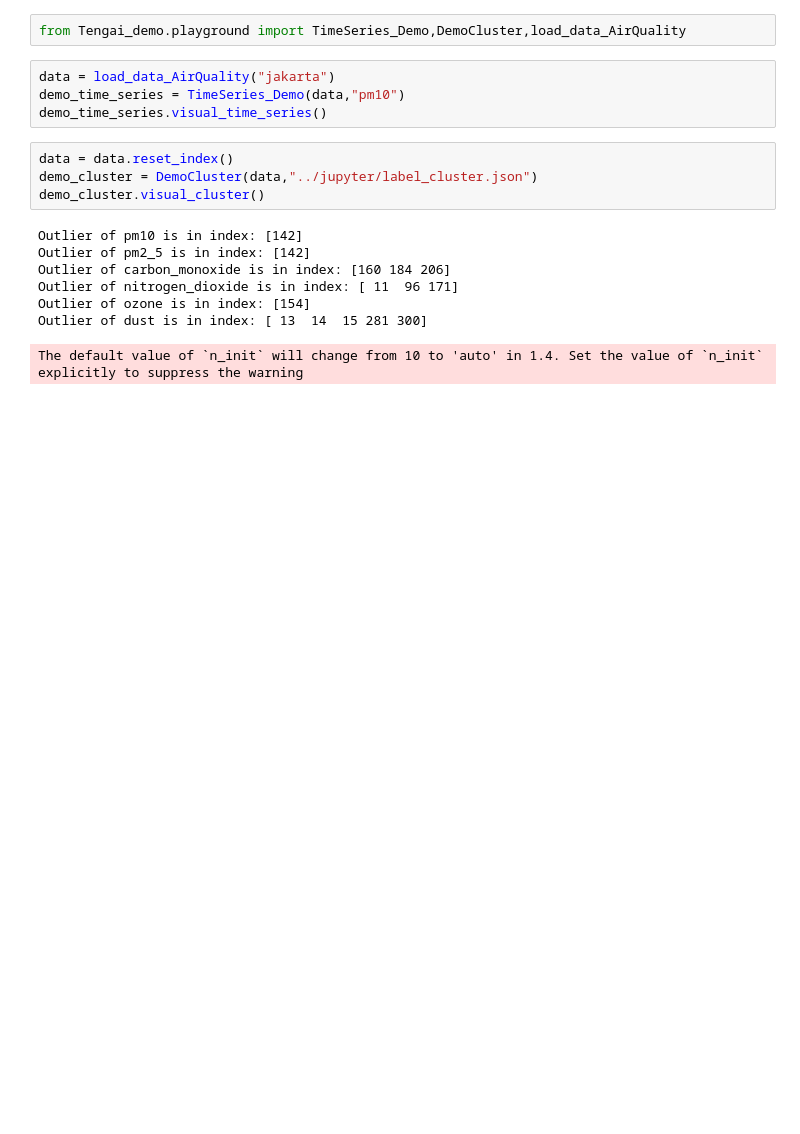
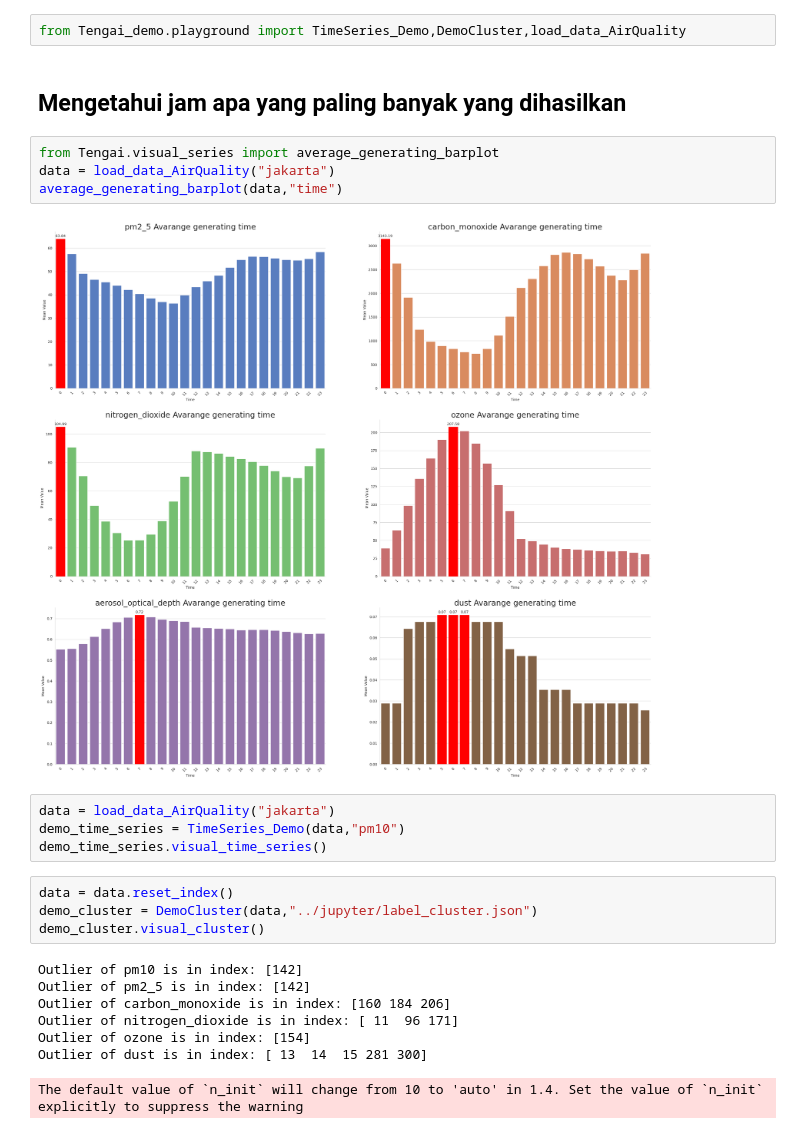
Before and after one commit to kayabaakihiko13/Scrapping_And_Analitic_OpenMeto, a Jupyter notebook: Tengai_demo/playground.ipynb, the cells around one changed output. Cells and saved outputs as stored; diff of their text form; blank space fills up the shorter version.

```diff
--- a/Tengai_demo/playground.ipynb
+++ b/Tengai_demo/playground.ipynb
@@ -1,5 +1,13 @@
 # %%
 from Tengai_demo.playground import TimeSeries_Demo,DemoCluster,load_data_AirQuality
+# %% [markdown]
+## Mengetahui jam apa yang paling banyak yang dihasilkan
+# %%
+from Tengai.visual_series import average_generating_barplot
+data = load_data_AirQuality("jakarta")
+average_generating_barplot(data,"time")
+# %% [output]
+[figure, added]
 # %%
 data = load_data_AirQuality("jakarta")
 demo_time_series = TimeSeries_Demo(data,"pm10")
```
Also changed, not shown: 1 other file.
